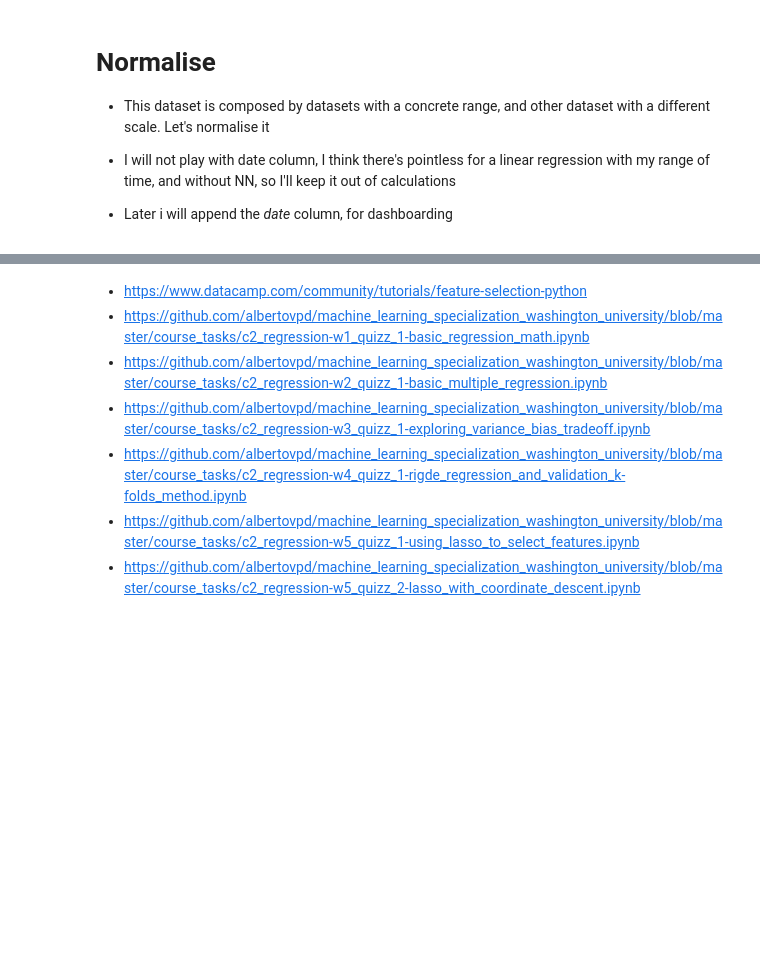
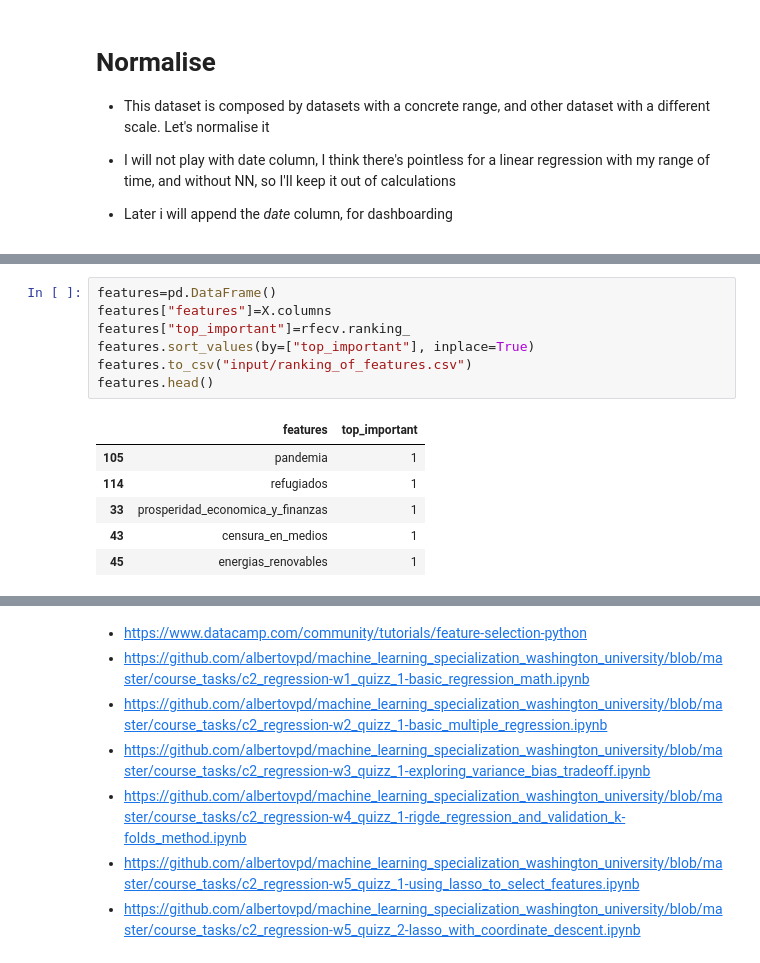
Before and after one commit to albertovpd/automated_ML_regression, a Jupyter notebook: how_to-3-ml_regression.ipynb, the cells around one changed output, grey strips where cells are left out. Cells and saved outputs as stored; diff of their text form; blank space fills up the shorter version.

```diff
--- a/how_to-3-ml_regression.ipynb
+++ b/how_to-3-ml_regression.ipynb
@@ -94,0 +121,14 @@ features = fit.transform(X)
+# %%
+features=pd.DataFrame()
+features["features"]=X.columns
+features["top_important"]=rfecv.ranking_
+features.sort_values(by=["top_important"], inplace=True)
+features.to_csv("input/ranking_of_features.csv")
+features.head()
+# %% [output]
+|  | features | top_important |
+| 105 | pandemia | 1 |
+| 114 | refugiados | 1 |
+| 33 | prosperidad_economica_y_finanzas | 1 |
+| 43 | censura_en_medios | 1 |
+| 45 | energias_renovables | 1 |
```
Also changed, not shown: parts of 19 cells of this notebook.
